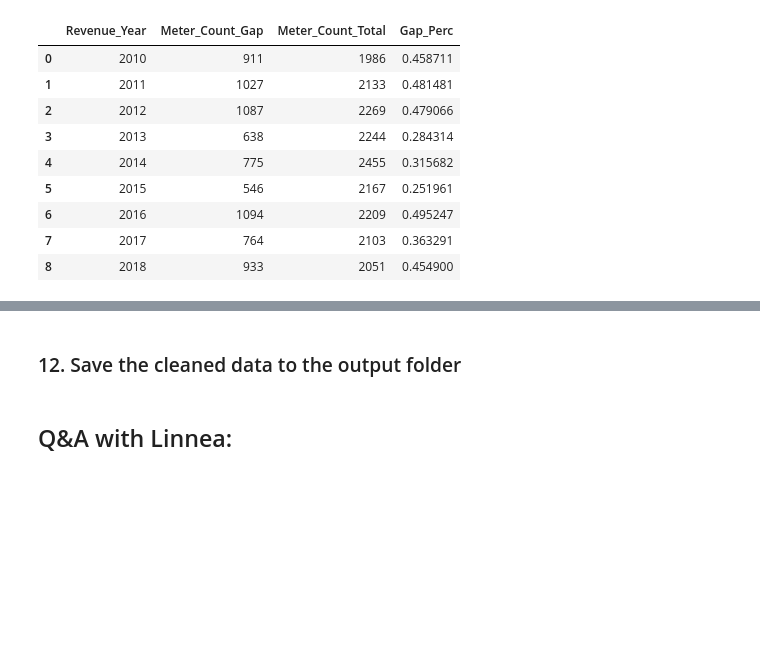
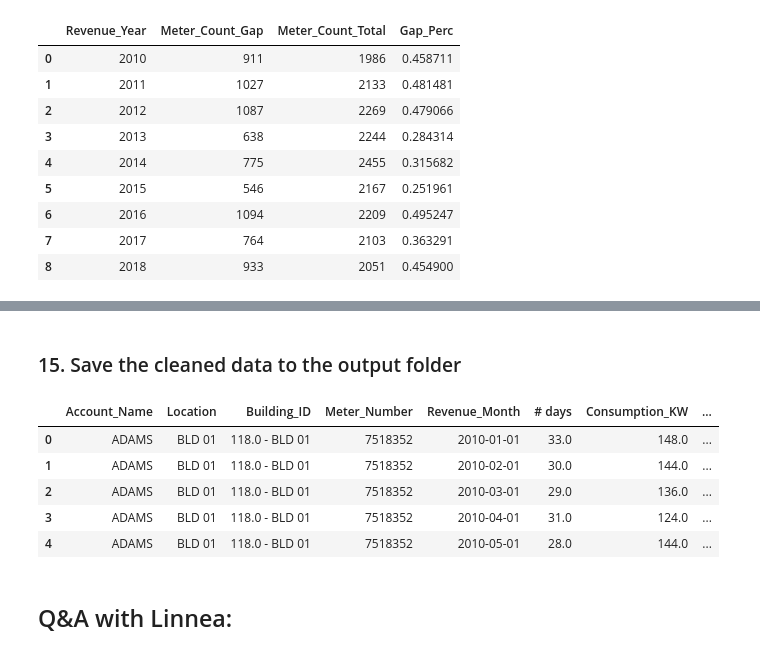
Before and after one commit to jasonfeiwang/Anomaly-Detectors, a Jupyter notebook: src/EDA-NYCHA-Electricity.ipynb, the cells around one changed output, grey strips where cells are left out. Saved outputs shown, nothing was run; the diff lists cells and outputs as text; code cells hidden in the pictures; blank space fills up the shorter version.

Commit message:
modify EDA notebook and Data_Pipeline.md

```diff
--- a/src/EDA-NYCHA-Electricity.ipynb
+++ b/src/EDA-NYCHA-Electricity.ipynb
@@ -512,11 +797,11 @@ del(a, b)
 
 We need to analyze anamolous values of charges and consumptions at the Building-Meter-Month level and Building-Month level
 # %%
-df_combined_meter = pd.pivot_table(df, values = ['Current_Charges','Consumption_KWH', 'KWH_Charges',\
+df_combined_meter = pd.pivot_table(df, values = ['# days', 'Current_Charges','Consumption_KWH', 'KWH_Charges',\
        'Consumption_KW', 'KW_Charges', 'Other_Charges'], index=['Account_Name', 'Location', 'Building_ID', 'Meter_Number',
        'Revenue_Month'], aggfunc = np.sum).reset_index()
 
-df_combined_building = pd.pivot_table(df, values = ['Current_Charges','Consumption_KWH', 'KWH_Charges',\
+df_combined_building = pd.pivot_table(df, values = ['# days', 'Current_Charges','Consumption_KWH', 'KWH_Charges',\
        'Consumption_KW', 'KW_Charges', 'Other_Charges'], index=['Account_Name', 'Location', 'Building_ID',
        'Revenue_Month'], aggfunc = np.sum).reset_index()
 # %%
@@ -526,13 +811,22 @@ df_combined_meter['Total_Energy_Rate'] = df_combined_meter['Total_Charges']/df_c
 df_combined_building['Total_Charges'] = df_combined_building['KW_Charges'] + df_combined_building['KWH_Charges']
 df_combined_building['Total_Energy_Rate'] = df_combined_building['Total_Charges']/df_combined_building['Consumption_KWH']
 # %% [markdown]
-### 12. Save the cleaned data to the output folder
+### 15. Save the cleaned data to the output folder
 # %%
 df.to_pickle("../output/NYCHA_Electricity_2010_to_2018_CleanedDF")
 # %%
 df_combined_meter.to_pickle("../output/NYCHA_Electricity_2010_to_2018_df_combined_meter")
 # %%
 df_combined_building.to_pickle("../output/NYCHA_Electricity_2010_to_2018_df_combined_building")
+# %%
+df_combined_meter.head()
+# %% [output]
+|  | Account_Name | Location | Building_ID | Meter_Number | Revenue_Month | # days | Consumption_KW | ... |
+| 0 | ADAMS | BLD 01 | 118.0 - BLD 01 | 7518352 | 2010-01-01 | 33.0 | 148.0 | ... |
+| 1 | ADAMS | BLD 01 | 118.0 - BLD 01 | 7518352 | 2010-02-01 | 30.0 | 144.0 | ... |
+| 2 | ADAMS | BLD 01 | 118.0 - BLD 01 | 7518352 | 2010-03-01 | 29.0 | 136.0 | ... |
+| 3 | ADAMS | BLD 01 | 118.0 - BLD 01 | 7518352 | 2010-04-01 | 31.0 | 124.0 | ... |
+| 4 | ADAMS | BLD 01 | 118.0 - BLD 01 | 7518352 | 2010-05-01 | 28.0 | 144.0 | ... |
 # %% [markdown]
 ## Q&A with Linnea:
 # %% [markdown]
```
Also changed, not shown: parts of 91 cells of this notebook, 9 other files.
